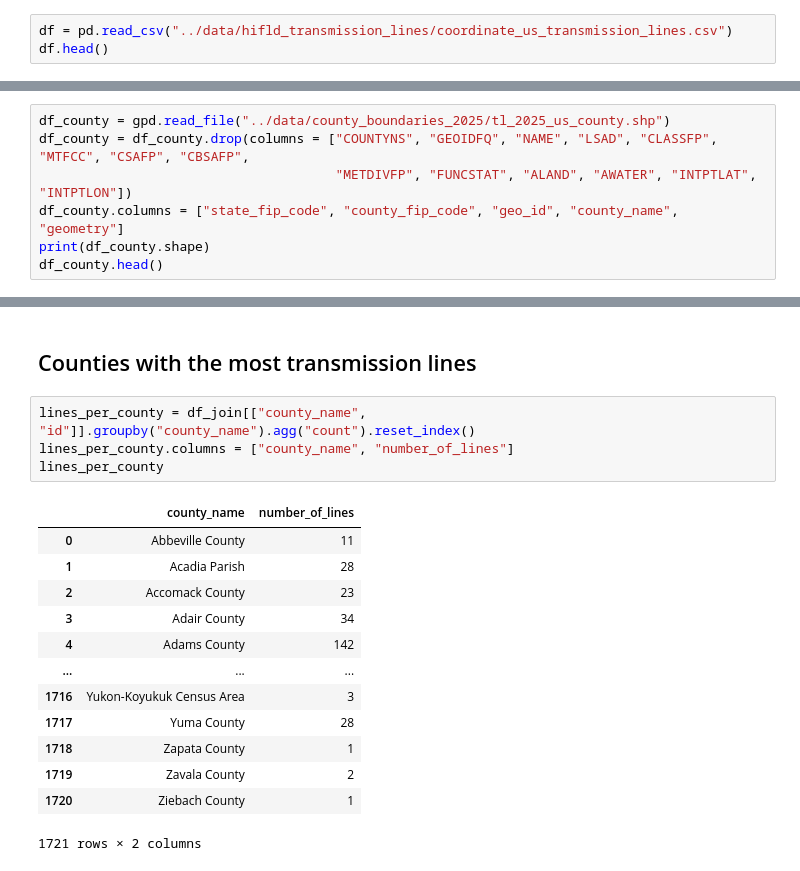
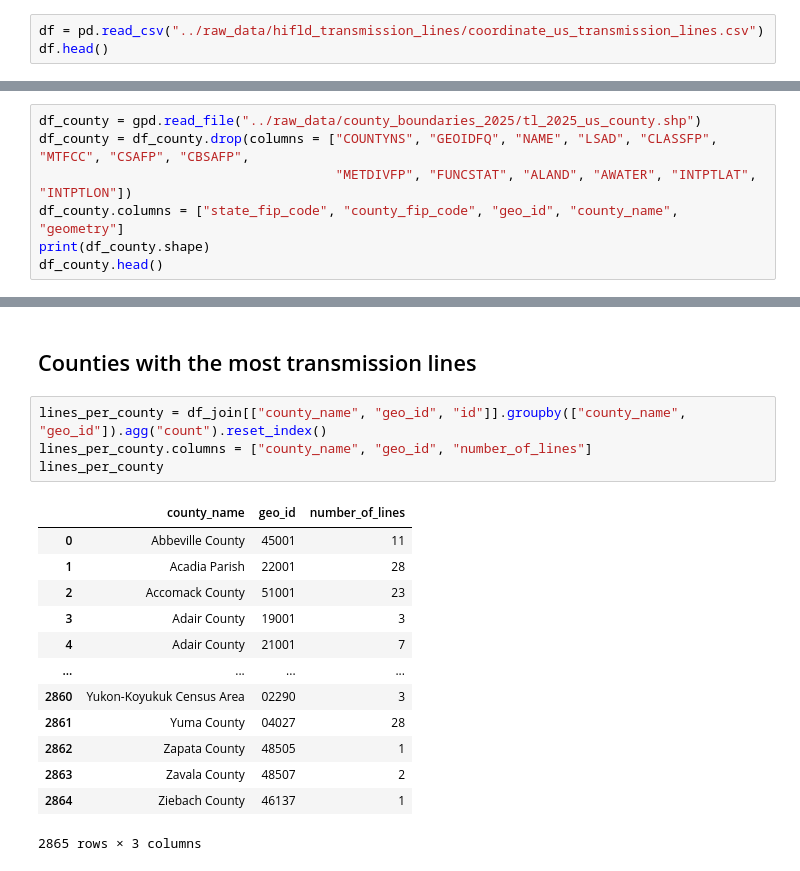
Before and after one commit to quentinconklejr/team-nuclear-family, a Jupyter notebook: notebooks/transmission_line_eda.ipynb, the cells around one changed output, grey strips where cells are left out. Drawn from its saved outputs; the diff is of its cells as text.

```diff
--- a/notebooks/transmission_line_eda.ipynb
+++ b/notebooks/transmission_line_eda.ipynb
@@ -12,7 +14,7 @@ def basic_analysis(data):
 # %% [markdown]
 # 1. Load dataset
 # %%
-df = pd.read_csv("../data/hifld_transmission_lines/coordinate_us_transmission_lines.csv")
+df = pd.read_csv("../raw_data/hifld_transmission_lines/coordinate_us_transmission_lines.csv")
 df.head()
 # %% [output]
 |  | X | Y | Z | Name | Field Name | GlobalID | ID | INFERRED | NAICS_CODE | NAICS_DESC | ... |
@@ -242,7 +244,7 @@ plt.savefig("../results/high_voltage_map.png", bbox_inches = "tight")
 # %% [markdown]
 # 4. Spatial join with counties
 # %%
-df_county = gpd.read_file("../data/county_boundaries_2025/tl_2025_us_county.shp")
+df_county = gpd.read_file("../raw_data/county_boundaries_2025/tl_2025_us_county.shp")
 df_county = df_county.drop(columns = ["COUNTYNS", "GEOIDFQ", "NAME", "LSAD", "CLASSFP", "MTFCC", "CSAFP", "CBSAFP",
                                       "METDIVFP", "FUNCSTAT", "ALAND", "AWATER", "INTPTLAT", "INTPTLON"])
 df_county.columns = ["state_fip_code", "county_fip_code", "geo_id", "county_name", "geometry"]
@@ -290,23 +292,23 @@ dtype: int64
 # %% [markdown]
 ## Counties with the most transmission lines
 # %%
-lines_per_county = df_join[["county_name", "id"]].groupby("county_name").agg("count").reset_index()
-lines_per_county.columns = ["county_name", "number_of_lines"]
+lines_per_county = df_join[["county_name", "geo_id", "id"]].groupby(["county_name", "geo_id"]).agg("count").reset_index()
+lines_per_county.columns = ["county_name", "geo_id", "number_of_lines"]
 lines_per_county
 # %% [output]
-|  | county_name | number_of_lines |
-| 0 | Abbeville County | 11 |
-| 1 | Acadia Parish | 28 |
-| 2 | Accomack County | 23 |
-| 3 | Adair County | 34 |
-| 4 | Adams County | 142 |
-| ... | ... | ... |
-| 1716 | Yukon-Koyukuk Census Area | 3 |
-| 1717 | Yuma County | 28 |
-| 1718 | Zapata County | 1 |
-| 1719 | Zavala County | 2 |
-| 1720 | Ziebach County | 1 |
+|  | county_name | geo_id | number_of_lines |
+| 0 | Abbeville County | 45001 | 11 |
+| 1 | Acadia Parish | 22001 | 28 |
+| 2 | Accomack County | 51001 | 23 |
+| 3 | Adair County | 19001 | 3 |
+| 4 | Adair County | 21001 | 7 |
+| ... | ... | ... | ... |
+| 2860 | Yukon-Koyukuk Census Area | 02290 | 3 |
+| 2861 | Yuma County | 04027 | 28 |
+| 2862 | Zapata County | 48505 | 1 |
+| 2863 | Zavala County | 48507 | 2 |
+| 2864 | Ziebach County | 46137 | 1 |
-1721 rows × 2 columns
+2865 rows × 3 columns
 # %%
 sns.histplot(
     data = lines_per_county,
```
Also changed, not shown: parts of 7 cells of this notebook, 1 other file.
